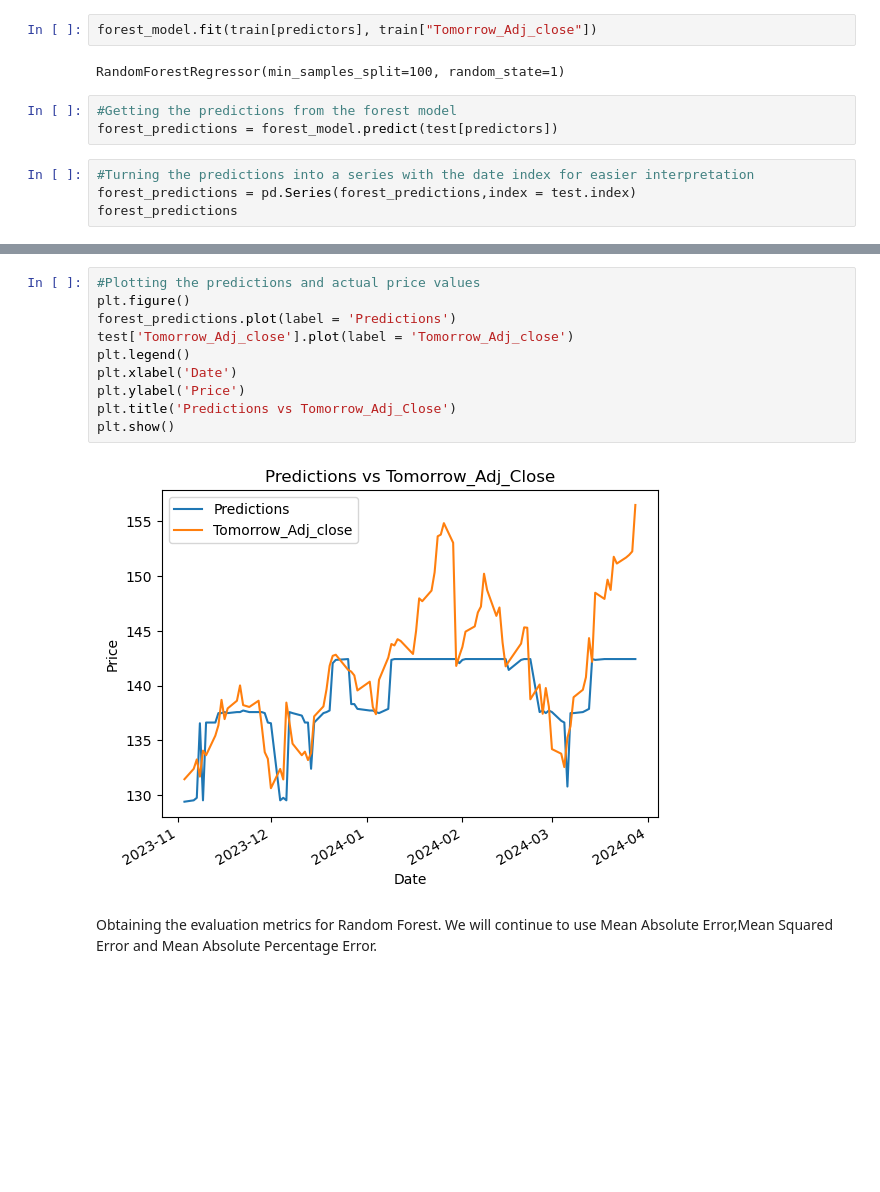
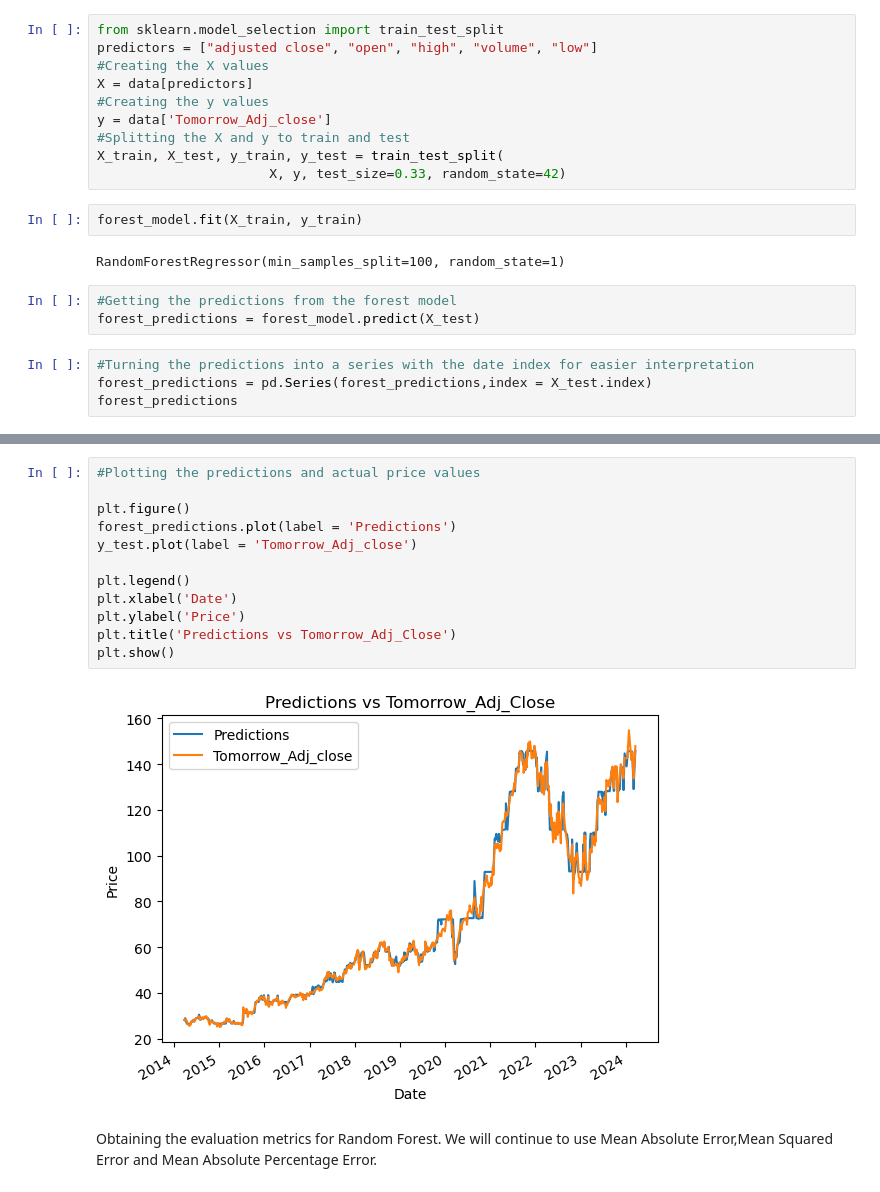
Before and after one commit to Efflorescence01/Stock_Prediction_Cap, a Jupyter notebook: Stock Modeling/Stock_Modeling.ipynb, the cells around one changed output, grey strips where cells are left out. Cells and saved outputs as stored; diff of their text form; blank space fills up the shorter version.

```diff
--- a/Stock Modeling/Stock_Modeling.ipynb
+++ b/Stock Modeling/Stock_Modeling.ipynb
@@ -195,15 +287,25 @@ We will be using a random forest regressor model to help us predict the future c
 from sklearn.ensemble import RandomForestRegressor
 #Instantiating the model
 forest_model = RandomForestRegressor(n_estimators = 100, min_samples_split = 100, random_state = 1)
+# %%
+from sklearn.model_selection import train_test_split
+predictors = ["adjusted close", "open", "high", "volume", "low"]
+#Creating the X values
+X = data[predictors]
+#Creating the y values
+y = data['Tomorrow_Adj_close']
+#Splitting the X and y to train and test
+X_train, X_test, y_train, y_test = train_test_split(
+                      X, y, test_size=0.33, random_state=42)
 # %%
-forest_model.fit(train[predictors], train["Tomorrow_Adj_close"])
+forest_model.fit(X_train, y_train)
 # %% [output]
 RandomForestRegressor(min_samples_split=100, random_state=1)
 # %%
 #Getting the predictions from the forest model
-forest_predictions = forest_model.predict(test[predictors])
+forest_predictions = forest_model.predict(X_test)
 # %%
 #Turning the predictions into a series with the date index for easier interpretation
-forest_predictions = pd.Series(forest_predictions,index = test.index)
+forest_predictions = pd.Series(forest_predictions,index = X_test.index)
 forest_predictions
 # %% [output]
@@ -222,15 +324,17 @@ Length: 100, dtype: float64
 # %%
 #Plotting the predictions and actual price values
+
 plt.figure()
 forest_predictions.plot(label = 'Predictions')
-test['Tomorrow_Adj_close'].plot(label = 'Tomorrow_Adj_close')
+y_test.plot(label = 'Tomorrow_Adj_close')
+
 plt.legend()
 plt.xlabel('Date')
 plt.ylabel('Price')
 plt.title('Predictions vs Tomorrow_Adj_Close')
 plt.show()
 # %% [output]
-[figure, old version]
+[figure, new version]
 # %% [markdown]
 Obtaining the evaluation metrics for Random Forest. We will continue to use Mean Absolute Error,Mean Squared Error and Mean Absolute Percentage Error.
 # %%
```
Also changed, not shown: parts of 56 cells of this notebook.
